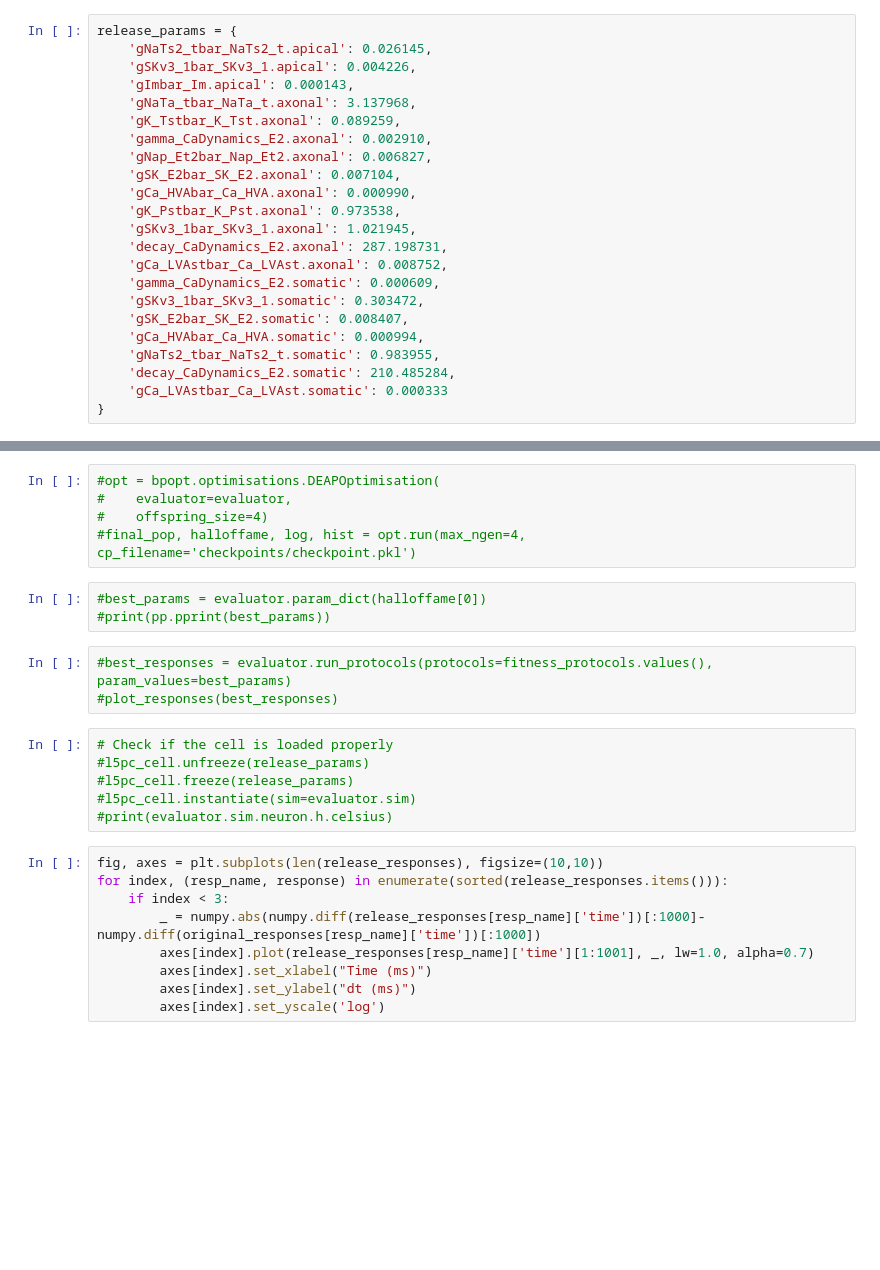
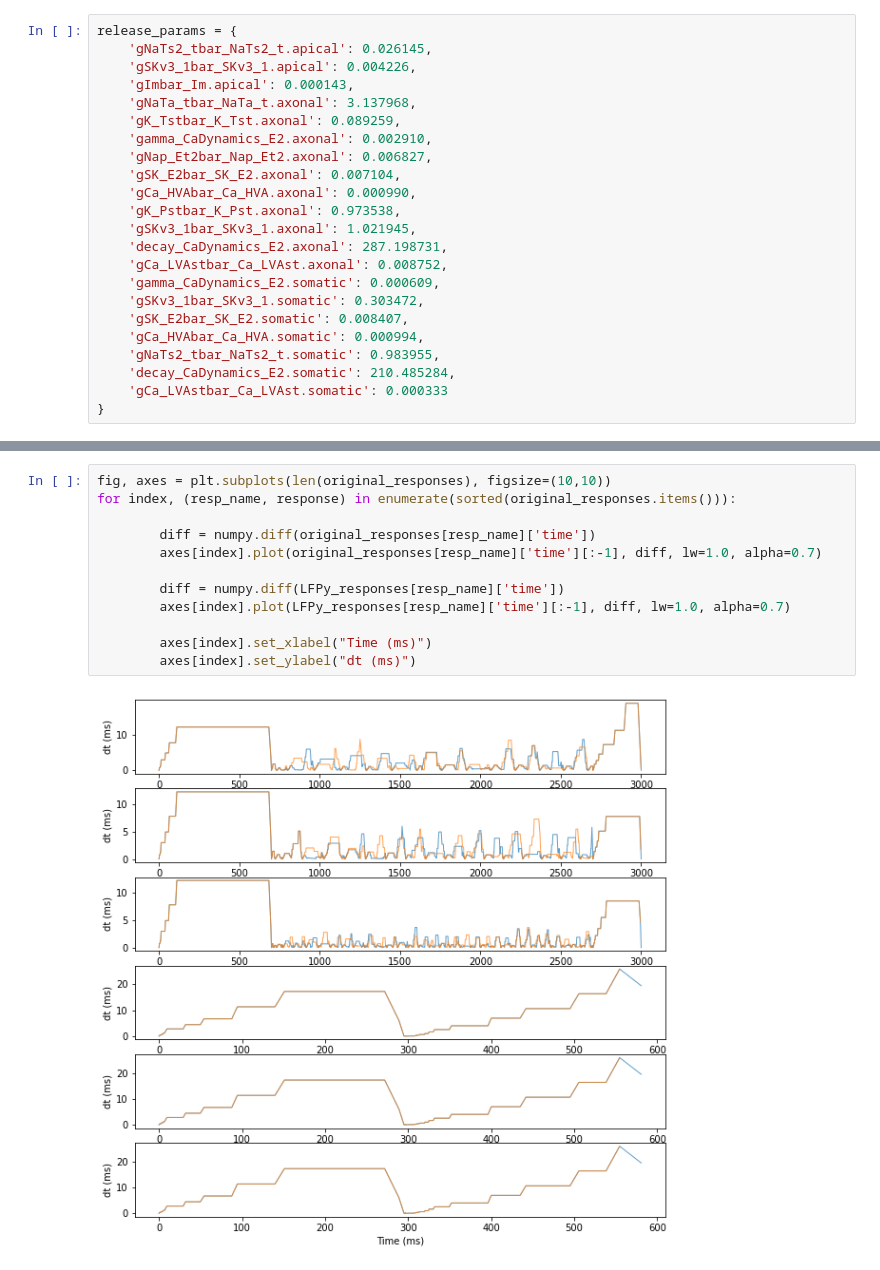
Before and after one commit to BlueBrain/BluePyOpt, a Jupyter notebook: examples/l5pc_LFPy/L5PC.ipynb, the cells around one changed output, grey strips where cells are left out. Drawn from its saved outputs; the diff is of its cells as text; blank space fills up the shorter version.

```diff
--- a/examples/l5pc_LFPy/L5PC.ipynb
+++ b/examples/l5pc_LFPy/L5PC.ipynb
@@ -127,26 +120,14 @@ fig.show()
-# %%
-#opt = bpopt.optimisations.DEAPOptimisation(
-#    evaluator=evaluator,
-#    offspring_size=4)
-#final_pop, halloffame, log, hist = opt.run(max_ngen=4, cp_filename='checkpoints/checkpoint.pkl')
-# %%
-#best_params = evaluator.param_dict(halloffame[0])
-#print(pp.pprint(best_params))
-# %%
-#best_responses = evaluator.run_protocols(protocols=fitness_protocols.values(), param_values=best_params)
-#plot_responses(best_responses)
-# %%
-# Check if the cell is loaded properly
-#l5pc_cell.unfreeze(release_params)
-#l5pc_cell.freeze(release_params)
-#l5pc_cell.instantiate(sim=evaluator.sim)
-#print(evaluator.sim.neuron.h.celsius)
 # %%
-fig, axes = plt.subplots(len(release_responses), figsize=(10,10))
-for index, (resp_name, response) in enumerate(sorted(release_responses.items())):
-    if index < 3:
-        _ = numpy.abs(numpy.diff(release_responses[resp_name]['time'])[:1000]-numpy.diff(original_responses[resp_name]['time'])[:1000])
-        axes[index].plot(release_responses[resp_name]['time'][1:1001], _, lw=1.0, alpha=0.7)
+fig, axes = plt.subplots(len(original_responses), figsize=(10,10))
+for index, (resp_name, response) in enumerate(sorted(original_responses.items())):
+
+        diff = numpy.diff(original_responses[resp_name]['time'])
+        axes[index].plot(original_responses[resp_name]['time'][:-1], diff, lw=1.0, alpha=0.7)
+
+        diff = numpy.diff(LFPy_responses[resp_name]['time'])
+        axes[index].plot(LFPy_responses[resp_name]['time'][:-1], diff, lw=1.0, alpha=0.7)
+
         axes[index].set_xlabel("Time (ms)")
         axes[index].set_ylabel("dt (ms)")
-        axes[index].set_yscale('log')
+# %% [output]
+[figure, added]
```
Also changed, not shown: parts of 8 cells of this notebook, 9 other files.
